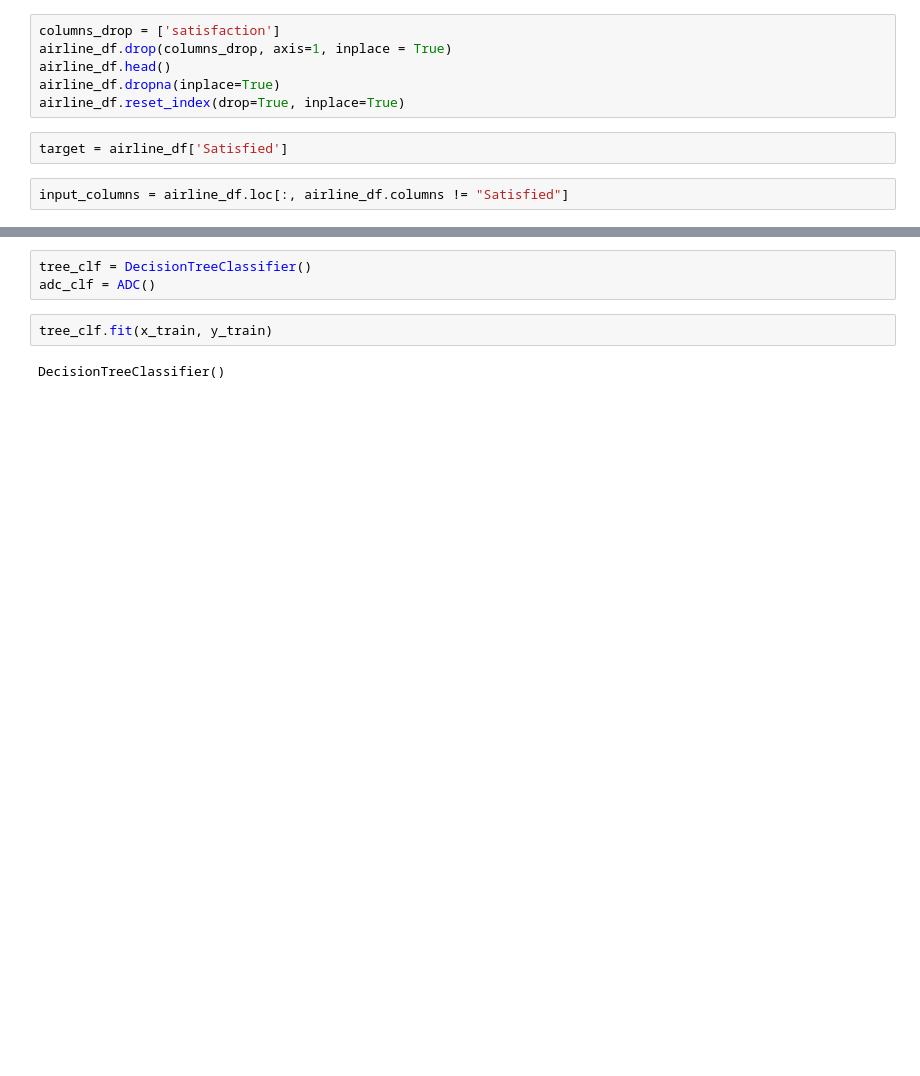
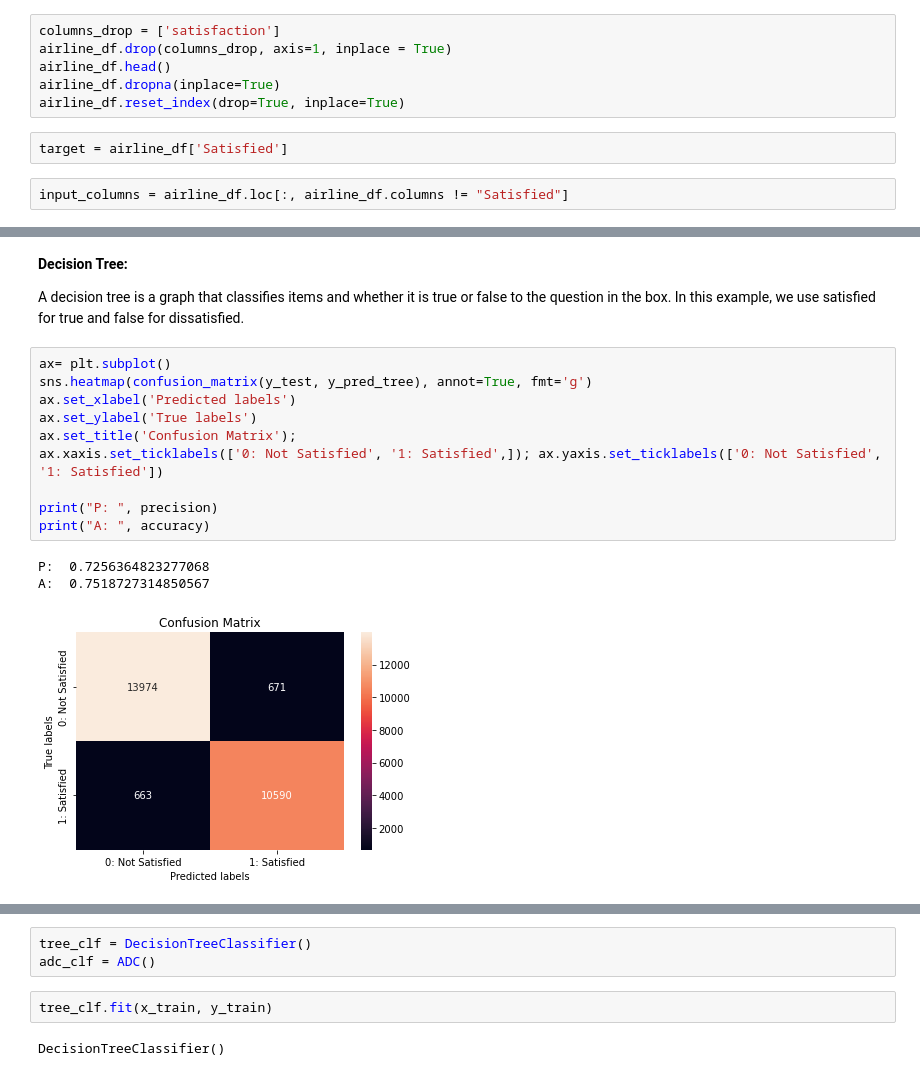
Before and after one commit to AnthonyCampbell208/SC22-BatchB-Frenzied-Physcists, a Jupyter notebook: final_project/model_training.ipynb, the cells around one changed output, grey strips where cells are left out. Saved outputs shown, nothing was run; the diff lists cells and outputs as text; blank space fills up the shorter version.

```diff
--- a/final_project/model_training.ipynb
+++ b/final_project/model_training.ipynb
@@ -206,0 +276,18 @@ A:  0.9577187427600586
+# %% [markdown]
+**Decision Tree:**
+
+A decision tree is a graph that classifies items and whether it is true or false to the question in the box. In this example, we use satisfied for true and false for dissatisfied.
+# %%
+ax= plt.subplot()
+sns.heatmap(confusion_matrix(y_test, y_pred_tree), annot=True, fmt='g')
+ax.set_xlabel('Predicted labels')
+ax.set_ylabel('True labels')
+ax.set_title('Confusion Matrix');
+ax.xaxis.set_ticklabels(['0: Not Satisfied', '1: Satisfied',]); ax.yaxis.set_ticklabels(['0: Not Satisfied', '1: Satisfied'])
+
+print("P: ", precision)
+print("A: ", accuracy)
+# %% [output]
+P:  0.7256364823277068
+A:  0.7518727314850567
+[figure, added]
```
Also changed, not shown: parts of 22 cells of this notebook, 5 other files.
